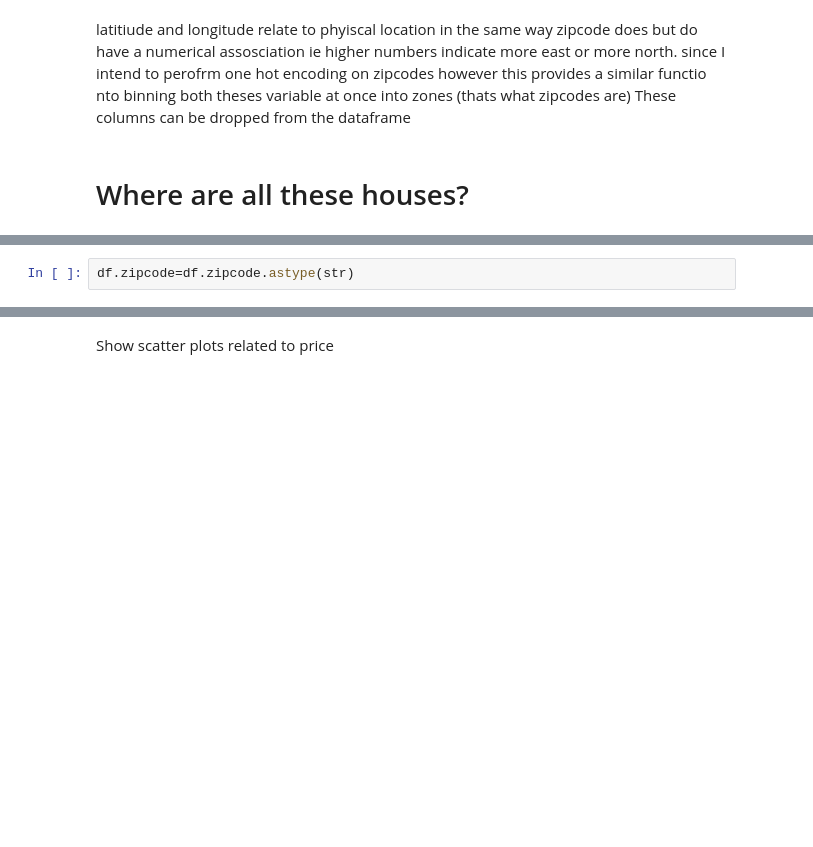
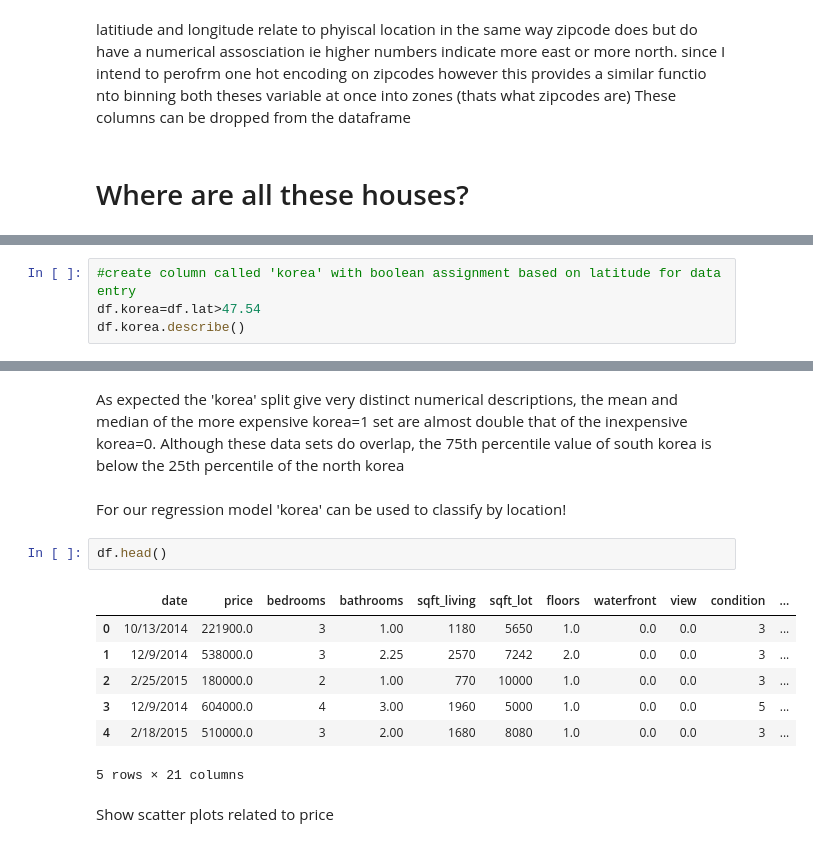
Before and after one commit to ktzioumis/Kings-County-Housing-Prices, a Jupyter notebook: student.ipynb, the cells around one changed output, grey strips where cells are left out. Cells and saved outputs as stored; diff of their text form; blank space fills up the shorter version.

Commit message:
korea

```diff
--- a/student.ipynb
+++ b/student.ipynb
@@ -634,2 +586,0 @@ Name: zipcode, dtype: int64
-# %%
-df.zipcode=df.zipcode.astype(str)
@@ -635,0 +590,4 @@ df.zipcode=df.zipcode.astype(str)
+# %%
+#create column called 'korea' with boolean assignment based on latitude for data entry
+df.korea=df.lat>47.54
+df.korea.describe()
@@ -636,3 +608,17 @@ df.zipcode=df.zipcode.astype(str)
+# %% [markdown]
+As expected the 'korea' split give very distinct numerical descriptions, the mean and median of the more expensive korea=1 set are almost double that of the inexpensive korea=0. Although these data sets do overlap, the 75th percentile value of south korea is below the 25th percentile of the north korea
+# %% [markdown]
+For our regression model 'korea' can be used to classify by location!
+# %%
+df.head()
+# %% [output]
+|  | date | price | bedrooms | bathrooms | sqft_living | sqft_lot | floors | waterfront | view | condition | ... |
+| 0 | 10/13/2014 | 221900.0 | 3 | 1.00 | 1180 | 5650 | 1.0 | 0.0 | 0.0 | 3 | ... |
+| 1 | 12/9/2014 | 538000.0 | 3 | 2.25 | 2570 | 7242 | 2.0 | 0.0 | 0.0 | 3 | ... |
+| 2 | 2/25/2015 | 180000.0 | 2 | 1.00 | 770 | 10000 | 1.0 | 0.0 | 0.0 | 3 | ... |
+| 3 | 12/9/2014 | 604000.0 | 4 | 3.00 | 1960 | 5000 | 1.0 | 0.0 | 0.0 | 5 | ... |
+| 4 | 2/18/2015 | 510000.0 | 3 | 2.00 | 1680 | 8080 | 1.0 | 0.0 | 0.0 | 3 | ... |
+5 rows × 21 columns
 # %% [markdown]
 Show scatter plots related to price
 # %%
```
Also changed, not shown: parts of 14 cells of this notebook, 1 other file.
